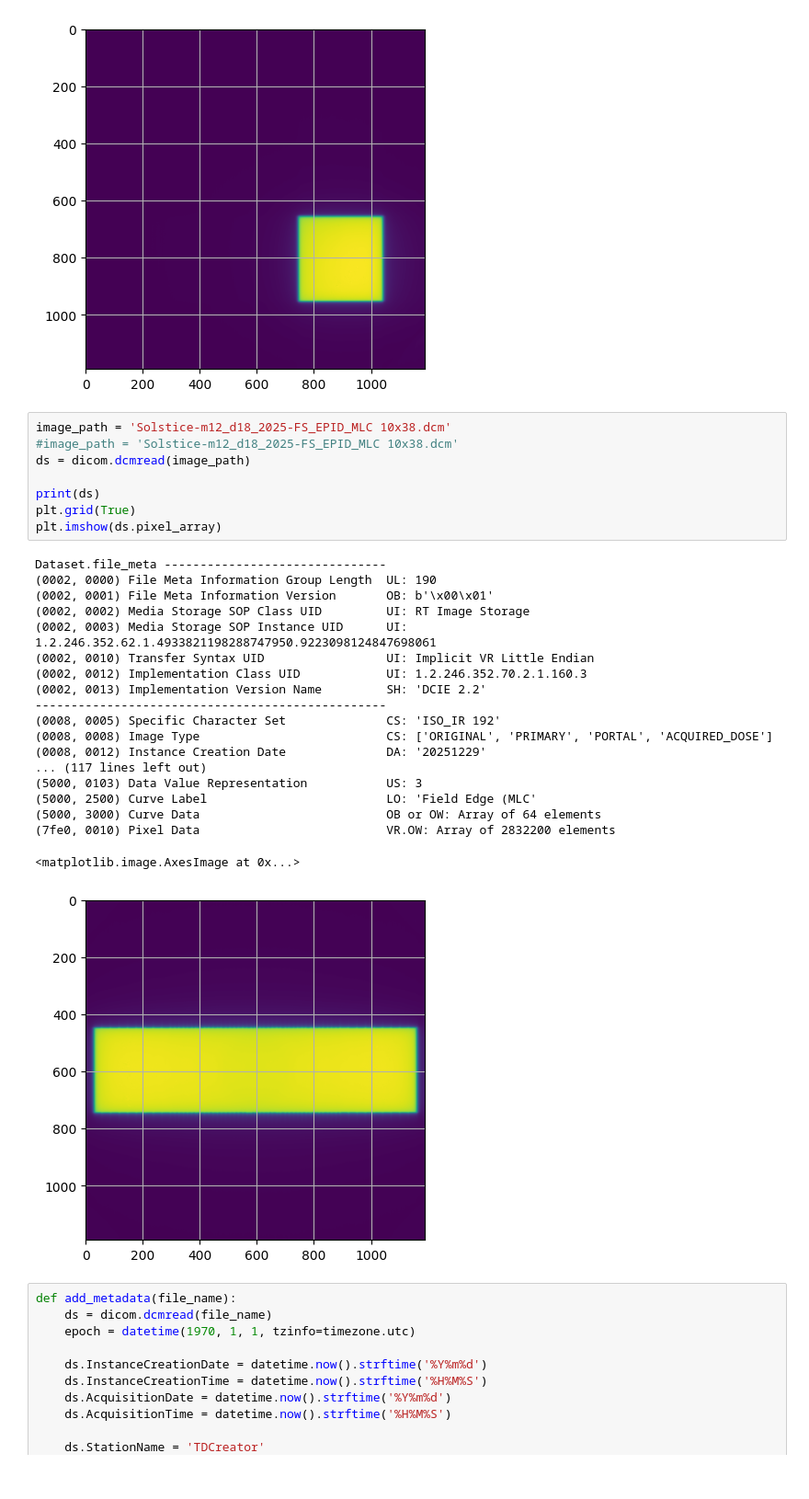
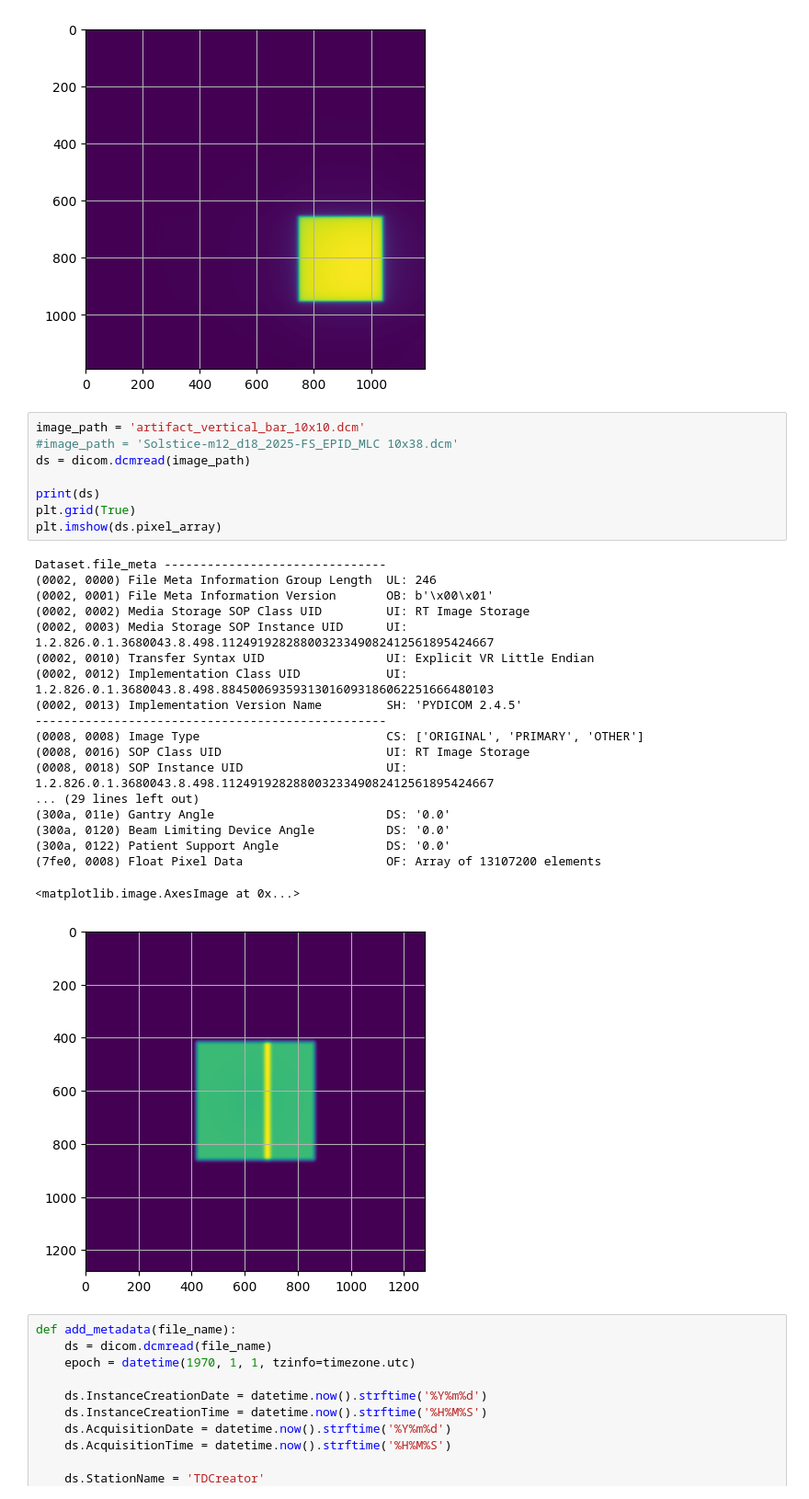
Before and after one commit to crcrewso/FauxPID, a Jupyter notebook: viewDCM.ipynb, the cells around one changed output. Shown at 92% size. Drawn from its saved outputs; the diff is of its cells as text.

Commit message:
Added dead detector artifact, dynamic software version and more documentation

```diff
--- a/viewDCM.ipynb
+++ b/viewDCM.ipynb
@@ -26,33 +26,33 @@ SID:  999.977835626138
 <matplotlib.image.AxesImage at 0x...>
 [figure]
 # %%
-image_path = 'Solstice-m12_d18_2025-FS_EPID_MLC 10x38.dcm'
+image_path = 'artifact_vertical_bar_10x10.dcm'
 #image_path = 'Solstice-m12_d18_2025-FS_EPID_MLC 10x38.dcm'
 ds = dicom.dcmread(image_path)
 
 print(ds)
 plt.grid(True)
 plt.imshow(ds.pixel_array)
 # %% [output]
 Dataset.file_meta -------------------------------
-(0002, 0000) File Meta Information Group Length  UL: 190
+(0002, 0000) File Meta Information Group Length  UL: 246
 (0002, 0001) File Meta Information Version       OB: b'\x00\x01'
 (0002, 0002) Media Storage SOP Class UID         UI: RT Image Storage
-(0002, 0003) Media Storage SOP Instance UID      UI: 1.2.246.352.62.1.4933821198288747950.9223098124847698061
-(0002, 0010) Transfer Syntax UID                 UI: Implicit VR Little Endian
-(0002, 0012) Implementation Class UID            UI: 1.2.246.352.70.2.1.160.3
-(0002, 0013) Implementation Version Name         SH: 'DCIE 2.2'
+(0002, 0003) Media Storage SOP Instance UID      UI: 1.2.826.0.1.3680043.8.498.11249192828800323349082412561895424667
+(0002, 0010) Transfer Syntax UID                 UI: Explicit VR Little Endian
+(0002, 0012) Implementation Class UID            UI: 1.2.826.0.1.3680043.8.498.88450069359313016093186062251666480103
+(0002, 0013) Implementation Version Name         SH: 'PYDICOM 2.4.5'
 -------------------------------------------------
-(0008, 0005) Specific Character Set              CS: 'ISO_IR 192'
-(0008, 0008) Image Type                          CS: ['ORIGINAL', 'PRIMARY', 'PORTAL', 'ACQUIRED_DOSE']
-(0008, 0012) Instance Creation Date              DA: '20251229'
-... (117 lines left out)
-(5000, 0103) Data Value Representation           US: 3
-(5000, 2500) Curve Label                         LO: 'Field Edge (MLC'
-(5000, 3000) Curve Data                          OB or OW: Array of 64 elements
-(7fe0, 0010) Pixel Data                          VR.OW: Array of 2832200 elements
+(0008, 0008) Image Type                          CS: ['ORIGINAL', 'PRIMARY', 'OTHER']
+(0008, 0016) SOP Class UID                       UI: RT Image Storage
+(0008, 0018) SOP Instance UID                    UI: 1.2.826.0.1.3680043.8.498.11249192828800323349082412561895424667
+... (29 lines left out)
+(300a, 011e) Gantry Angle                        DS: '0.0'
+(300a, 0120) Beam Limiting Device Angle          DS: '0.0'
+(300a, 0122) Patient Support Angle               DS: '0.0'
+(7fe0, 0008) Float Pixel Data                    OF: Array of 13107200 elements
 <matplotlib.image.AxesImage at 0x...>
-[figure, old version]
+[figure, new version]
 # %%
 def add_metadata(file_name):
     ds = dicom.dcmread(file_name)
```
Also changed, not shown: parts of 1 cell of this notebook, 4 other files.
